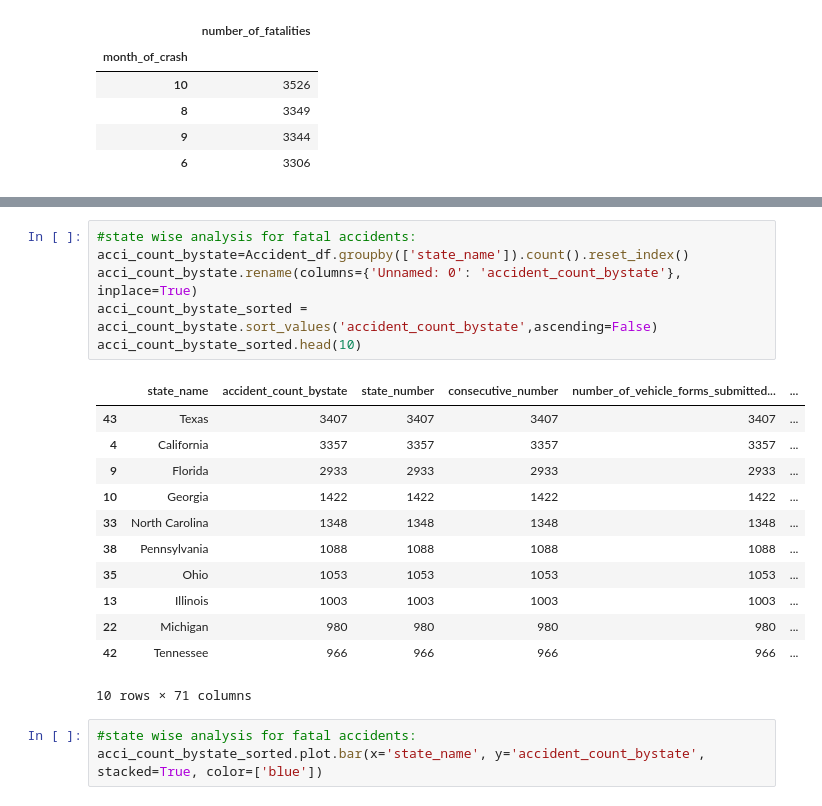
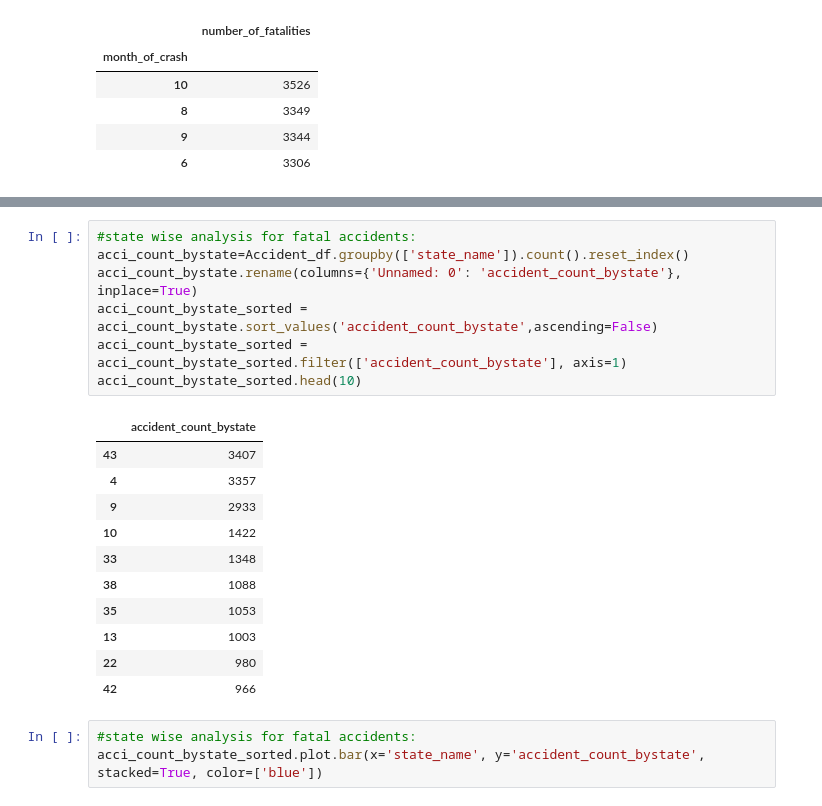
Before and after one commit to ecantu75/DataMining_Lab1, a Jupyter notebook: MSDS_7331_DataMining_Lab1.ipynb, the cells around one changed output, grey strips where cells are left out. Drawn from its saved outputs; the diff is of its cells as text.

```diff
--- a/MSDS_7331_DataMining_Lab1.ipynb
+++ b/MSDS_7331_DataMining_Lab1.ipynb
@@ -109,22 +120,22 @@ August followed by September.
 # %%
 #state wise analysis for fatal accidents:
 acci_count_bystate=Accident_df.groupby(['state_name']).count().reset_index()
 acci_count_bystate.rename(columns={'Unnamed: 0': 'accident_count_bystate'}, inplace=True)
 acci_count_bystate_sorted = acci_count_bystate.sort_values('accident_count_bystate',ascending=False)
+acci_count_bystate_sorted = acci_count_bystate_sorted.filter(['accident_count_bystate'], axis=1)
 acci_count_bystate_sorted.head(10)
 # %% [output]
-|  | state_name | accident_count_bystate | state_number | consecutive_number | number_of_vehicle_forms_submitted... | ... |
-| 43 | Texas | 3407 | 3407 | 3407 | 3407 | ... |
-| 4 | California | 3357 | 3357 | 3357 | 3357 | ... |
-| 9 | Florida | 2933 | 2933 | 2933 | 2933 | ... |
-| 10 | Georgia | 1422 | 1422 | 1422 | 1422 | ... |
-| 33 | North Carolina | 1348 | 1348 | 1348 | 1348 | ... |
-| 38 | Pennsylvania | 1088 | 1088 | 1088 | 1088 | ... |
-| 35 | Ohio | 1053 | 1053 | 1053 | 1053 | ... |
-| 13 | Illinois | 1003 | 1003 | 1003 | 1003 | ... |
-| 22 | Michigan | 980 | 980 | 980 | 980 | ... |
-| 42 | Tennessee | 966 | 966 | 966 | 966 | ... |
+|  | accident_count_bystate |
+| 43 | 3407 |
+| 4 | 3357 |
+| 9 | 2933 |
+| 10 | 1422 |
+| 33 | 1348 |
+| 38 | 1088 |
+| 35 | 1053 |
+| 13 | 1003 |
+| 22 | 980 |
+| 42 | 966 |
-10 rows × 71 columns
 # %%
 #state wise analysis for fatal accidents:
 acci_count_bystate_sorted.plot.bar(x='state_name', y='accident_count_bystate', stacked=True, color=['blue'])
```
Also changed, not shown: parts of 14 cells of this notebook.
